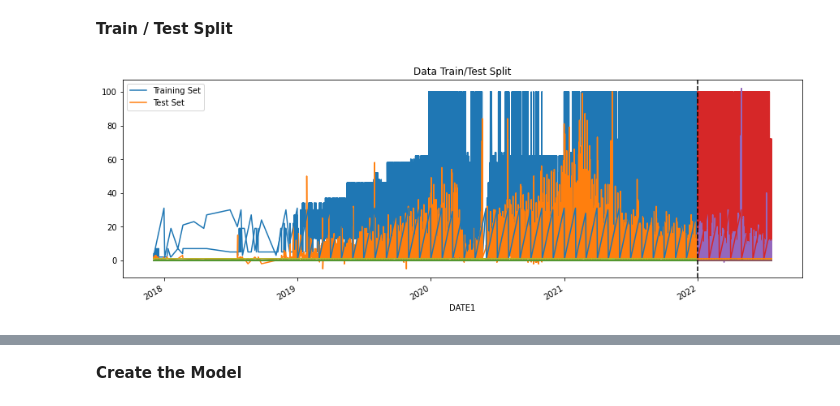
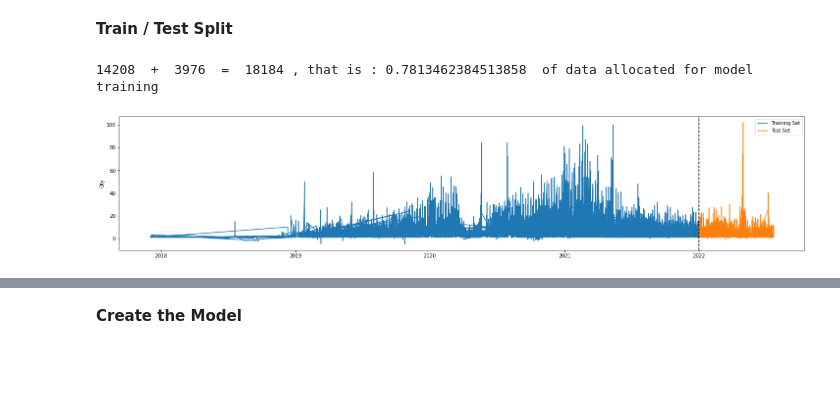
Before and after one commit to hajsf/Time-Series-Forecast, a Jupyter notebook: 05_TrainModel.ipynb, the cells around one changed output, grey strips where cells are left out. Drawn from its saved outputs; the diff is of its cells as text; code cells hidden in the pictures; blank space fills up the shorter version.

```diff
--- a/05_TrainModel.ipynb
+++ b/05_TrainModel.ipynb
@@ -45,15 +45,19 @@ number of records: 18184
 # %%
 train = df.loc[df.index.get_level_values('DATE1') < '2022-01-01'] # df.index.get_level_values('DATE1').dayofweek == 0
 test = df.loc[df.index.get_level_values('DATE1') >= '2022-01-01']
-
-fig, ax = plt.subplots(figsize=(15, 5))
-train.plot(ax=ax, label='Training Set', title='Data Train/Test Split')
-test.plot(ax=ax, label='Test Set')
-ax.axvline('2022-01-01', color='black', ls='--')
-ax.legend(['Training Set', 'Test Set'])
-plt.show()
+print(len(train), ' + ', len(test), ' = ',len(df), ", that is :", len(train)/len(df), ' of data allocated for model training')
 # %% [output]
-[figure, removed]
+14208  +  3976  =  18184 , that is : 0.7813462384513858  of data allocated for model training
+# %%
+fig, ax = plt.subplots(figsize=(25, 5))
+plt.plot(train['QTY'], label='Training Set')
+plt.plot(test['QTY'], label='Test Set')
+plt.ylabel('Qty')
+plt.legend(['Training Set', 'Test Set'])
+plt.axvline(pd.Timestamp('2022-01-01'), color='black', ls='--')
+plt.show()
+# %% [output]
+[figure, added]
 # %%
 test.head()
 # %% [output]
```
Also changed, not shown: parts of 9 cells of this notebook.
